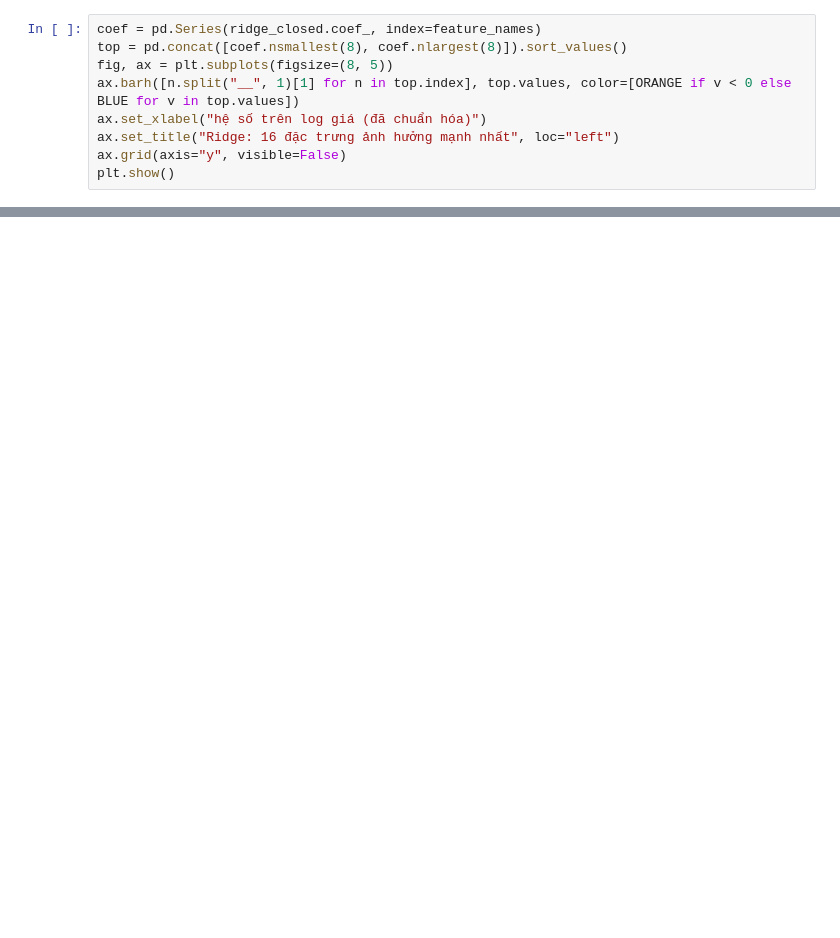
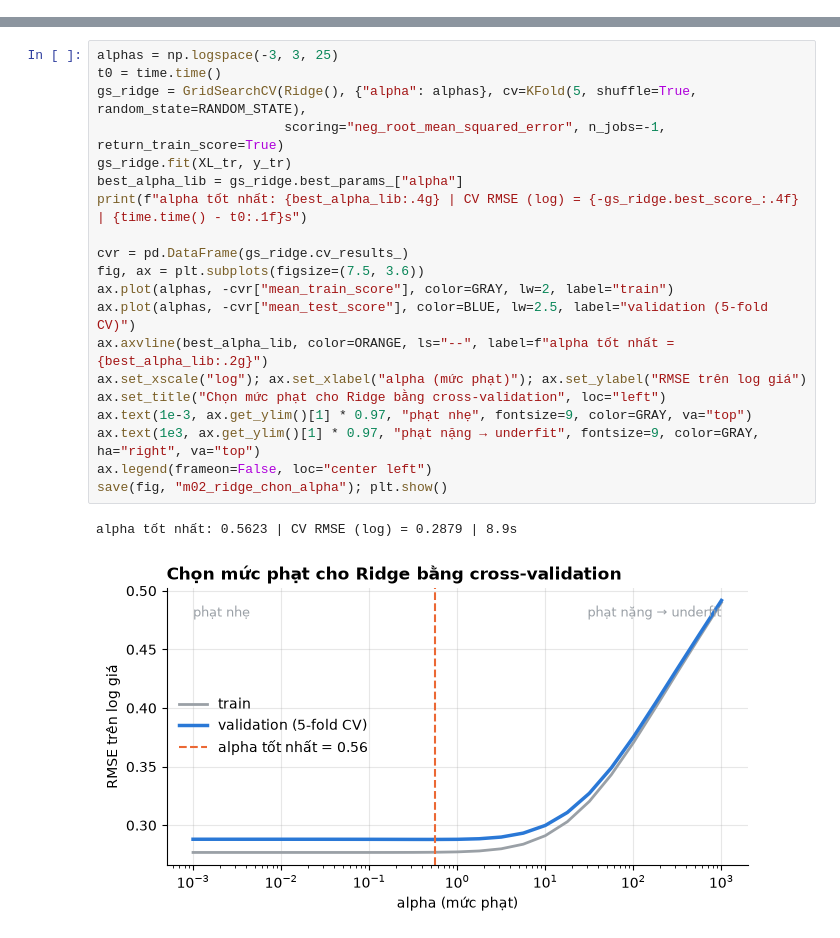
Before and after one commit to tiendc57/DataScience, a Jupyter notebook: src/model.ipynb, the cells around one changed output, grey strips where cells are left out. Saved outputs shown, nothing was run; the diff lists cells and outputs as text; blank space fills up the shorter version.

```diff
--- a/src/model.ipynb
+++ b/src/model.ipynb
@@ -349,9 +0,0 @@ dtype: float64
-# %%
-coef = pd.Series(ridge_closed.coef_, index=feature_names)
-top = pd.concat([coef.nsmallest(8), coef.nlargest(8)]).sort_values()
-fig, ax = plt.subplots(figsize=(8, 5))
-ax.barh([n.split("__", 1)[1] for n in top.index], top.values, color=[ORANGE if v < 0 else BLUE for v in top.values])
-ax.set_xlabel("hệ số trên log giá (đã chuẩn hóa)")
-ax.set_title("Ridge: 16 đặc trưng ảnh hưởng mạnh nhất", loc="left")
-ax.grid(axis="y", visible=False)
-plt.show()
@@ -1099,0 +229,23 @@ Số liệu dưới đây lấy từ lần chạy với `random_state = 42` trê
+# %%
+alphas = np.logspace(-3, 3, 25)
+t0 = time.time()
+gs_ridge = GridSearchCV(Ridge(), {"alpha": alphas}, cv=KFold(5, shuffle=True, random_state=RANDOM_STATE),
+                        scoring="neg_root_mean_squared_error", n_jobs=-1, return_train_score=True)
+gs_ridge.fit(XL_tr, y_tr)
+best_alpha_lib = gs_ridge.best_params_["alpha"]
+print(f"alpha tốt nhất: {best_alpha_lib:.4g} | CV RMSE (log) = {-gs_ridge.best_score_:.4f} | {time.time() - t0:.1f}s")
+
+cvr = pd.DataFrame(gs_ridge.cv_results_)
+fig, ax = plt.subplots(figsize=(7.5, 3.6))
+ax.plot(alphas, -cvr["mean_train_score"], color=GRAY, lw=2, label="train")
+ax.plot(alphas, -cvr["mean_test_score"], color=BLUE, lw=2.5, label="validation (5-fold CV)")
+ax.axvline(best_alpha_lib, color=ORANGE, ls="--", label=f"alpha tốt nhất = {best_alpha_lib:.2g}")
+ax.set_xscale("log"); ax.set_xlabel("alpha (mức phạt)"); ax.set_ylabel("RMSE trên log giá")
+ax.set_title("Chọn mức phạt cho Ridge bằng cross-validation", loc="left")
+ax.text(1e-3, ax.get_ylim()[1] * 0.97, "phạt nhẹ", fontsize=9, color=GRAY, va="top")
+ax.text(1e3, ax.get_ylim()[1] * 0.97, "phạt nặng → underfit", fontsize=9, color=GRAY, ha="right", va="top")
+ax.legend(frameon=False, loc="center left")
+save(fig, "m02_ridge_chon_alpha"); plt.show()
+# %% [output]
+alpha tốt nhất: 0.5623 | CV RMSE (log) = 0.2879 | 8.9s
+[figure, added]
```
Also changed, not shown: parts of 108 cells of this notebook, 24 other files.
